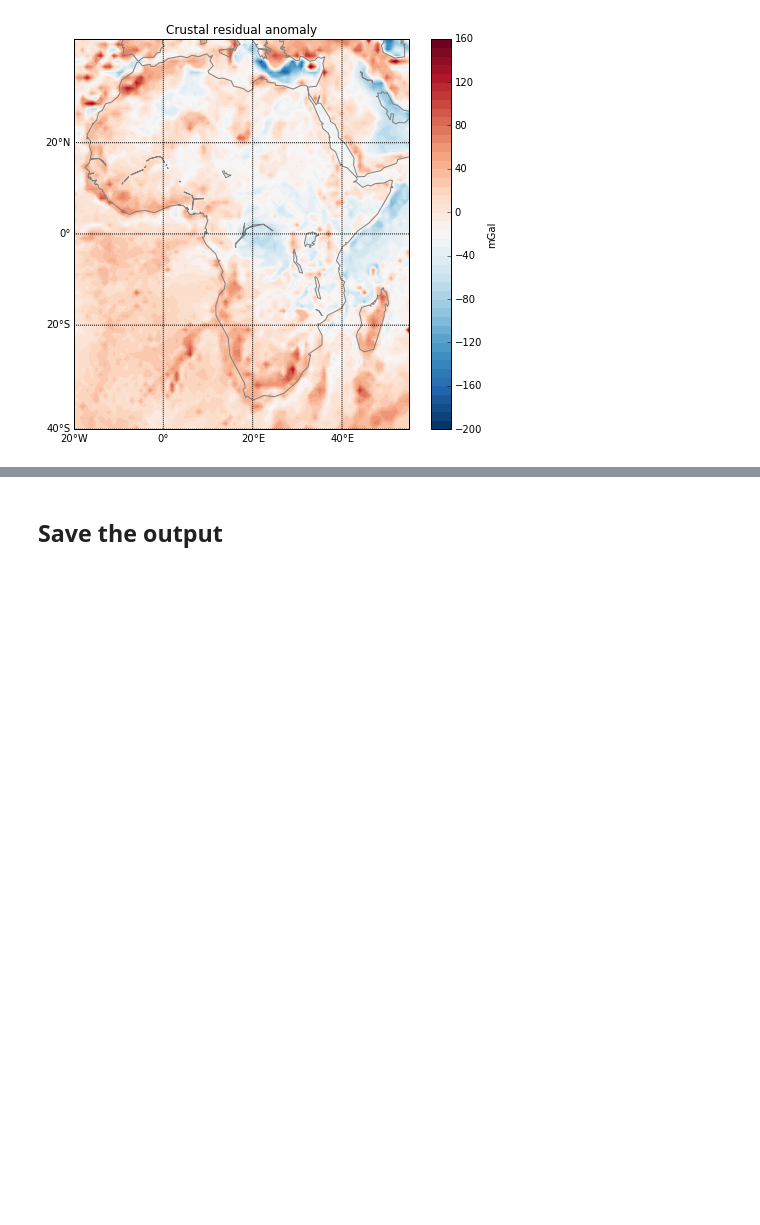
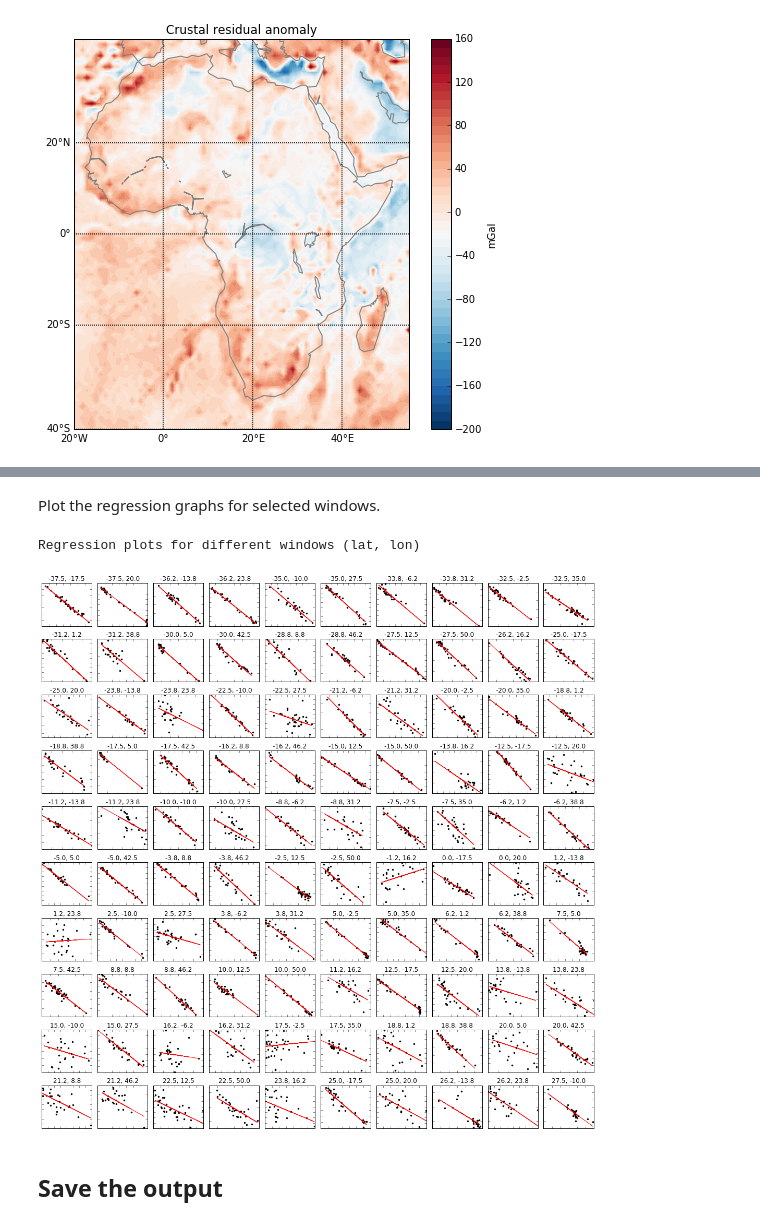
Before and after one commit to leouieda/africa-gravity, a Jupyter notebook: isostatic_analysis.ipynb, the cells around one changed output, grey strips where cells are left out. Saved outputs shown, nothing was run; the diff lists cells and outputs as text; code cells hidden in the pictures; blank space fills up the shorter version.

```diff
--- a/isostatic_analysis.ipynb
+++ b/isostatic_analysis.ipynb
@@ -116,3 +189,21 @@ plt.title('Crustal residual anomaly')
+# %% [markdown]
+Plot the regression graphs for selected windows.
+# %%
+print('Regression plots for different windows (lat, lon)')
+fig, axes = plt.subplots(10, 10, figsize=(15, 15))
+for i, ax in enumerate(axes.ravel()):
+    index = i*30
+    a, b = angular_coefs[index], linear_coefs[index]
+    window = windows[index]
+    ax.plot(topo_eq[window], bouguer[window], '.k')
+    ax.plot(topo_eq[window], a*topo_eq[window] + b, '-r', linewidth=1)
+    ax.set_xticklabels([])
+    ax.set_yticklabels([])
+    ax.set_title('{:.1f}, {:.1f}'.format(lat_coefs[index], lon_coefs[index]))
+plt.tight_layout()
+# %% [output]
+Regression plots for different windows (lat, lon)
+[figure, added]
 # %% [markdown]
 ## Save the output
 # %%
```
Also changed, not shown: parts of 9 cells of this notebook, 1 other file.
